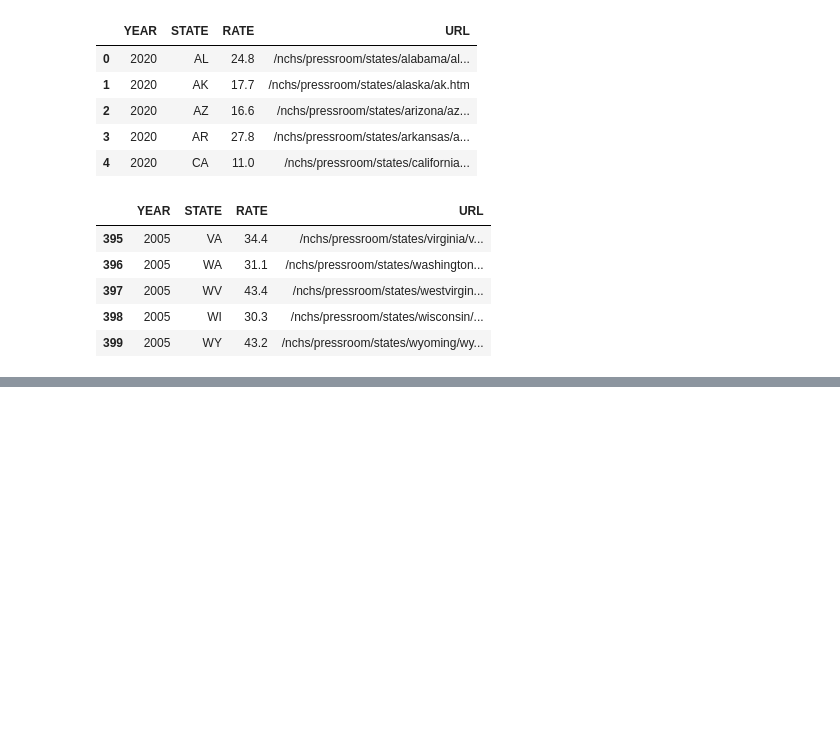
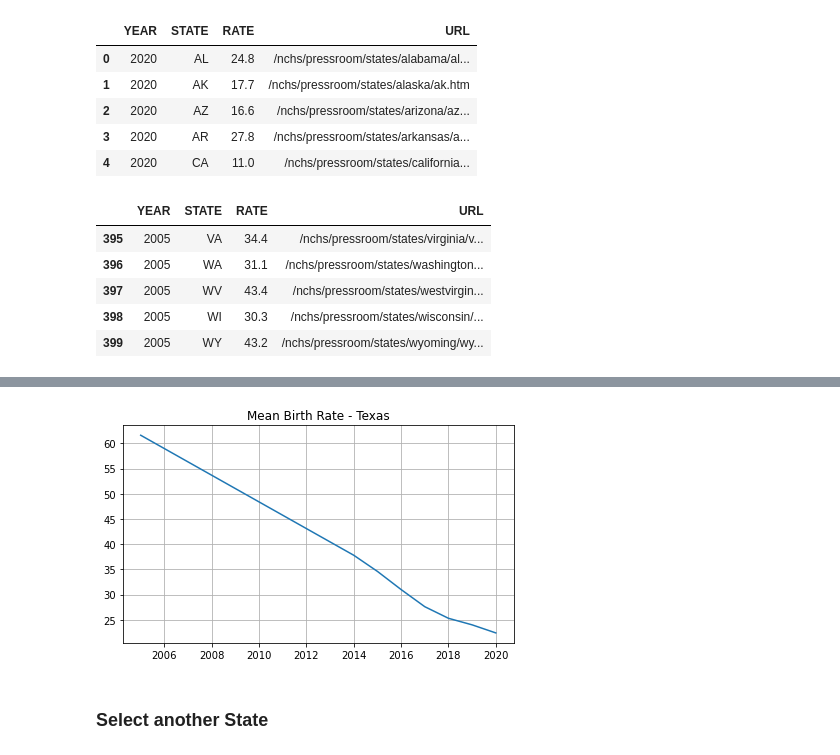
Before and after one commit to lucythuku/HappyCoders, a Jupyter notebook: Week 2/Data Wrangling- Lucy/Untitled.ipynb, the cells around one changed output, grey strips where cells are left out. Saved outputs shown, nothing was run; the diff lists cells and outputs as text; code cells hidden in the pictures; blank space fills up the shorter version.

```diff
--- a/Week 2/Data Wrangling- Lucy/Untitled.ipynb
+++ b/Week 2/Data Wrangling- Lucy/Untitled.ipynb
@@ -104,0 +234,4 @@ plt.show()
+# %%
+select_state='TX'
+TeenBirthRates_by_State = TeenBirthRates[TeenBirthRates.STATE==select_state]
+TeenBirthRates_by_State
@@ -104,0 +248,10 @@ plt.show()
+# %%
+plt.figure(figsize=(7,4))
+plt.plot(TeenBirthRates_by_State.YEAR, TeenBirthRates_by_State.mean_birth_rate)
+plt.grid()
+plt.title('Mean Birth Rate - Texas')
+plt.show()
+# %% [output]
+[figure, added]
+# %% [markdown]
+### Select another State
```
Also changed, not shown: parts of 30 cells of this notebook.
